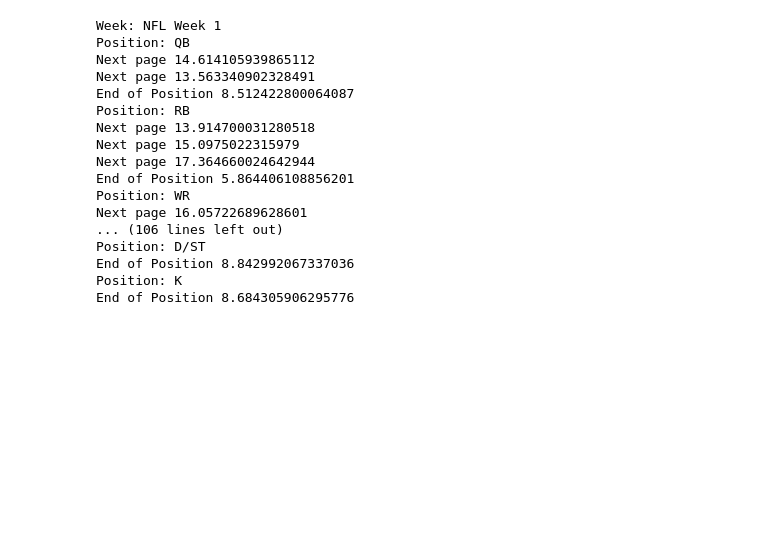
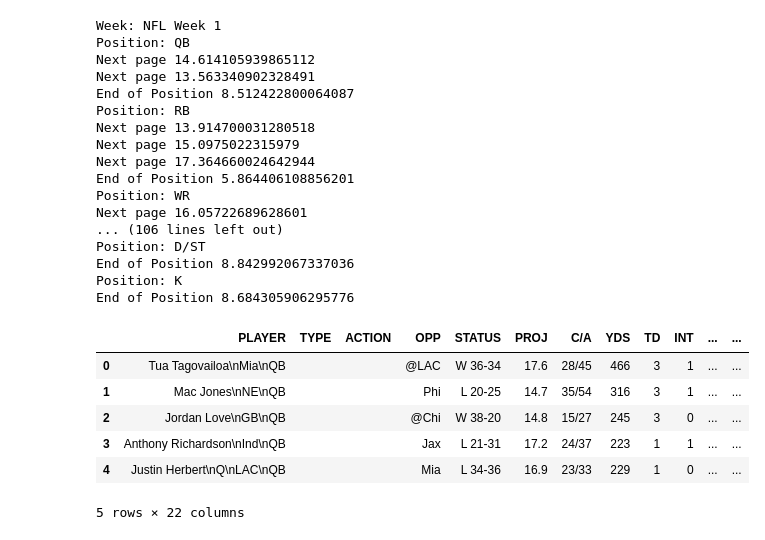
Before and after one commit to DaymonH/FantasyFootballRNN, a Jupyter notebook: point-predictor.ipynb, the cells around one changed output. Saved outputs shown, nothing was run; the diff lists cells and outputs as text; code cells hidden in the pictures; blank space fills up the shorter version.

```diff
--- a/point-predictor.ipynb
+++ b/point-predictor.ipynb
@@ -90,6 +90,16 @@ Position: D/ST
 End of Position 8.842992067337036
 Position: K
 End of Position 8.684305906295776
+# %%
+final_df.head()
+# %% [output]
+|  | PLAYER | TYPE | ACTION | OPP | STATUS | PROJ | C/A | YDS | TD | INT | ... | ... |
+| 0 | Tua Tagovailoa\nMia\nQB |  |  | @LAC | W 36-34 | 17.6 | 28/45 | 466 | 3 | 1 | ... | ... |
+| 1 | Mac Jones\nNE\nQB |  |  | Phi | L 20-25 | 14.7 | 35/54 | 316 | 3 | 1 | ... | ... |
+| 2 | Jordan Love\nGB\nQB |  |  | @Chi | W 38-20 | 14.8 | 15/27 | 245 | 3 | 0 | ... | ... |
+| 3 | Anthony Richardson\nInd\nQB |  |  | Jax | L 21-31 | 17.2 | 24/37 | 223 | 1 | 1 | ... | ... |
+| 4 | Justin Herbert\nQ\nLAC\nQB |  |  | Mia | L 34-36 | 16.9 | 23/33 | 229 | 1 | 0 | ... | ... |
+5 rows × 22 columns
 # %%
 final_df.to_csv('all_data_wk1-4.csv', index=False)
 final_df.head(200)
```
Also changed, not shown: parts of 4 cells of this notebook, 2 other files.
